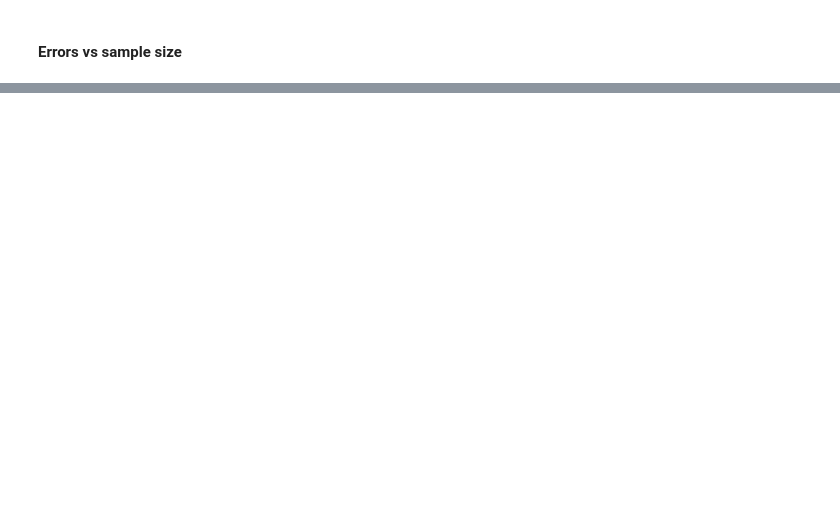
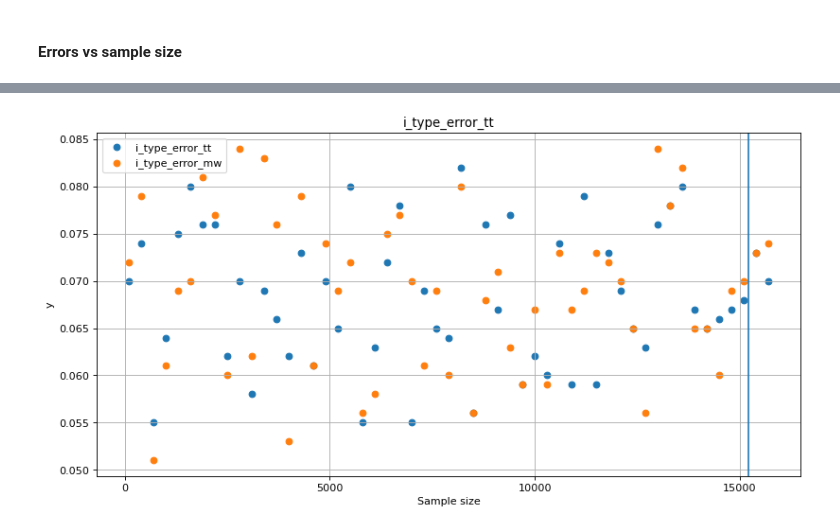
Before and after one commit to Fimochka/AB_benchmarks, a Jupyter notebook: Research2_stattests_benchmark/sandbox.ipynb, the cells around one changed output, grey strips where cells are left out. Cells and saved outputs as stored; diff of their text form; code cells hidden in the pictures; blank space fills up the shorter version.

```diff
--- a/Research2_stattests_benchmark/sandbox.ipynb
+++ b/Research2_stattests_benchmark/sandbox.ipynb
@@ -197,0 +251,9 @@ plt.show()
+# %%
+res = pd.DataFrame(error_per_sample_size, columns = ['recommended_sample_size','size_A', 'size_B',
+                                                     'i_type_error_tt', 'i_type_error_mw', \
+                                  'i_type_wilcoxon', \
+                                    'ii_type_error_tt', 'ii_type_error_mw', \
+                                                     'ii_type_wilcoxon'] )
+res[['recommended_sample_size','size_A', 'size_B',
+                                                     'i_type_error_tt', 'i_type_error_mw', \
+                                    'ii_type_error_tt', 'ii_type_error_mw']]
@@ -197,0 +278,19 @@ plt.show()
+# %%
+plt.figure(figsize=(12, 6), dpi=80)
+plt.scatter(x=res['size_A'],
+            y=res['i_type_error_tt'],
+            label = "i_type_error_tt")
+plt.scatter(x=res['size_A'],
+            y=res['i_type_error_mw'],
+            label = "i_type_error_mw")
+plt.axvline(x=sample_size)
+plt.legend()
+plt.title('i_type_error_tt')
+plt.xlabel("Sample size")
+plt.ylabel('y')
+plt.grid()
+plt.xticks(np.arange(0, res['size_A'].max(), step=5000))
+
+plt.show()
+# %% [output]
+[figure, added]
```
Also changed, not shown: parts of 10 cells of this notebook.
